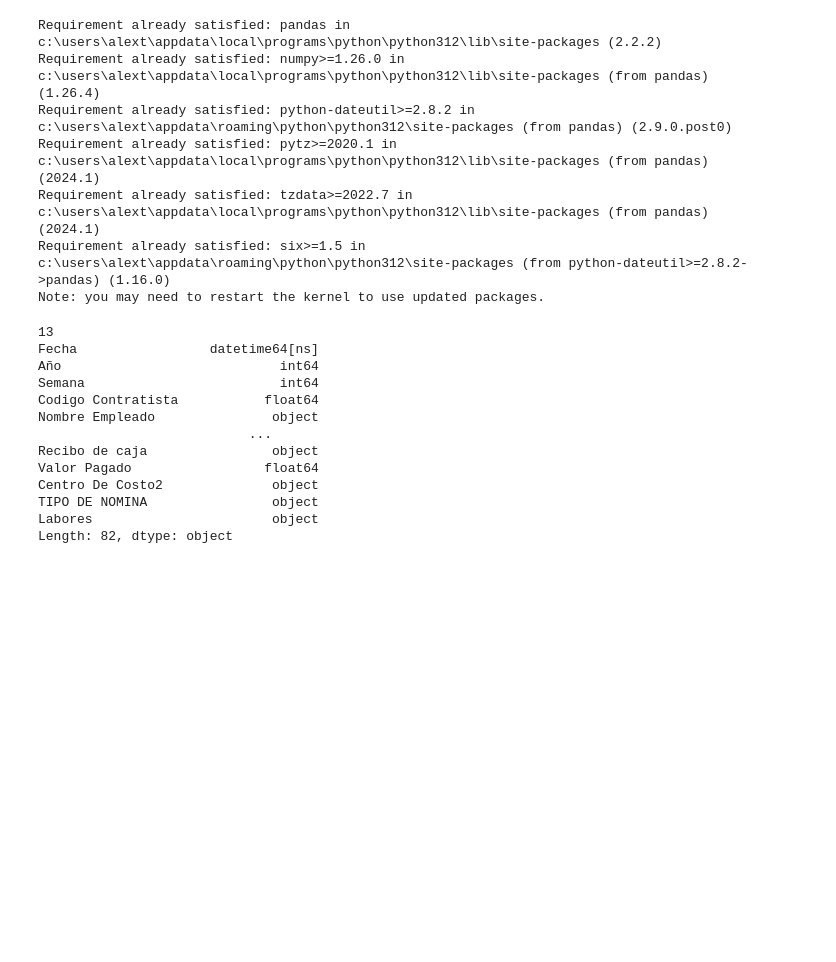
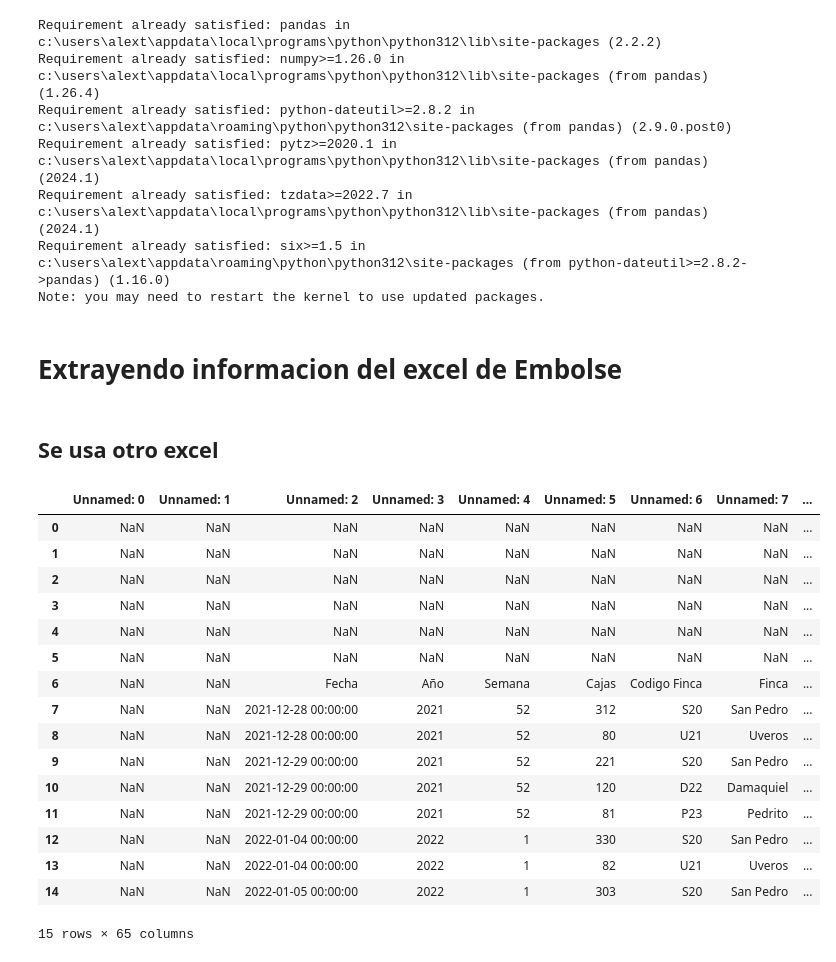
Before and after one commit to xd-mau5/zomac_data, a Jupyter notebook: transformacion.ipynb, the cells around one changed output. Drawn from its saved outputs; the diff is of its cells as text; code cells hidden in the pictures; blank space fills up the shorter version.

```diff
--- a/transformacion.ipynb
+++ b/transformacion.ipynb
@@ -11,21 +11,28 @@ Note: you may need to restart the kernel to use updated packages.
 # %%
 import numpy as np
 import pandas as pd
-# %%
-# Vamos a calcular la cantidad de labores que se hacen por finca y lote
-df = pd.read_parquet('general.parquet')
-df.dtypes
-# %% [output]
-13
-Fecha                 datetime64[ns]
-Año                            int64
-Semana                         int64
-Codigo Contratista           float64
-Nombre Empleado               object
-                           ...
-Recibo de caja                object
-Valor Pagado                 float64
-Centro De Costo2              object
-TIPO DE NOMINA                object
-Labores                       object
-Length: 82, dtype: object
+# %% [markdown]
+# Extrayendo informacion del excel de Embolse
+# %% [markdown]
+## Se usa otro excel
+# %%
+df = pd.read_excel(r'c:\Users\alext\Dropbox\TROPICAL  2022 oficina\Embarque Dropbox\LIQUIDADOR DE EMBARQUE.xlsx', sheet_name='CALCULO PAGO')
+df.head(15)
+# %% [output]
+|  | Unnamed: 0 | Unnamed: 1 | Unnamed: 2 | Unnamed: 3 | Unnamed: 4 | Unnamed: 5 | Unnamed: 6 | Unnamed: 7 | ... |
+| 0 | NaN | NaN | NaN | NaN | NaN | NaN | NaN | NaN | ... |
+| 1 | NaN | NaN | NaN | NaN | NaN | NaN | NaN | NaN | ... |
+| 2 | NaN | NaN | NaN | NaN | NaN | NaN | NaN | NaN | ... |
+| 3 | NaN | NaN | NaN | NaN | NaN | NaN | NaN | NaN | ... |
+| 4 | NaN | NaN | NaN | NaN | NaN | NaN | NaN | NaN | ... |
+| 5 | NaN | NaN | NaN | NaN | NaN | NaN | NaN | NaN | ... |
+| 6 | NaN | NaN | Fecha | Año | Semana | Cajas | Codigo Finca | Finca | ... |
+| 7 | NaN | NaN | 2021-12-28 00:00:00 | 2021 | 52 | 312 | S20 | San Pedro | ... |
+| 8 | NaN | NaN | 2021-12-28 00:00:00 | 2021 | 52 | 80 | U21 | Uveros | ... |
+| 9 | NaN | NaN | 2021-12-29 00:00:00 | 2021 | 52 | 221 | S20 | San Pedro | ... |
+| 10 | NaN | NaN | 2021-12-29 00:00:00 | 2021 | 52 | 120 | D22 | Damaquiel | ... |
+| 11 | NaN | NaN | 2021-12-29 00:00:00 | 2021 | 52 | 81 | P23 | Pedrito | ... |
+| 12 | NaN | NaN | 2022-01-04 00:00:00 | 2022 | 1 | 330 | S20 | San Pedro | ... |
+| 13 | NaN | NaN | 2022-01-04 00:00:00 | 2022 | 1 | 82 | U21 | Uveros | ... |
+| 14 | NaN | NaN | 2022-01-05 00:00:00 | 2022 | 1 | 303 | S20 | San Pedro | ... |
+15 rows × 65 columns
```
Also changed, not shown: parts of 66 cells of this notebook, 5 other files.
